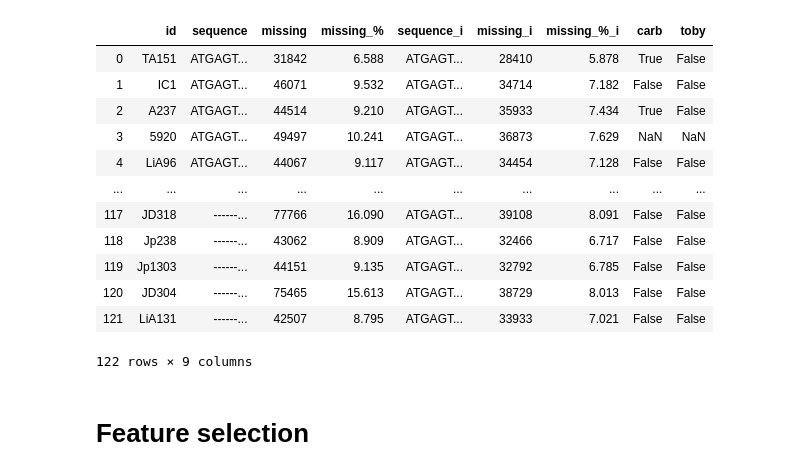
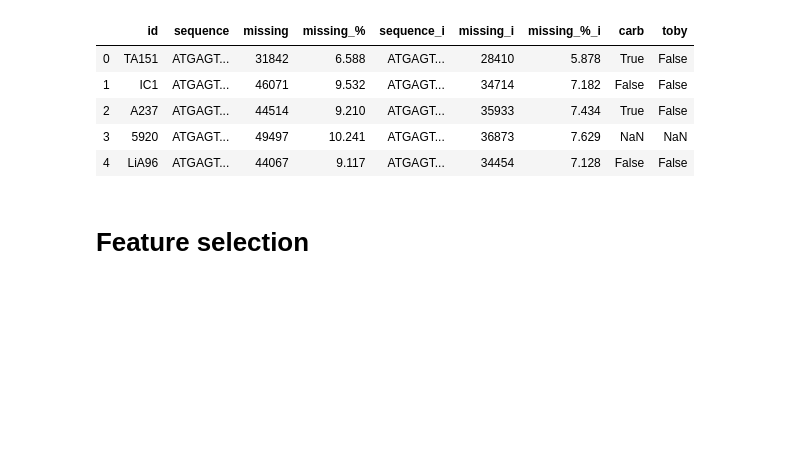
Before and after one commit to solislemuslab/dna-nn, a Jupyter notebook: zhaoyi/pseudomonas_nucleotide.ipynb, the cells around one changed output. Drawn from its saved outputs; the diff is of its cells as text; code cells hidden in the pictures; blank space fills up the shorter version.

```diff
--- a/zhaoyi/pseudomonas_nucleotide.ipynb
+++ b/zhaoyi/pseudomonas_nucleotide.ipynb
@@ -11,5 +11,5 @@ pd.options.display.max_colwidth = 10
 %matplotlib inline
 # %%
 %time records = load_pseudo()
-records
+records.head()
 # %% [output]
@@ -18,15 +18,8 @@ Wall time: 5.52 s
 |  | id | sequence | missing | missing_% | sequence_i | missing_i | missing_%_i | carb | toby |
 | 0 | TA151 | ATGAGT... | 31842 | 6.588 | ATGAGT... | 28410 | 5.878 | True | False |
 | 1 | IC1 | ATGAGT... | 46071 | 9.532 | ATGAGT... | 34714 | 7.182 | False | False |
 | 2 | A237 | ATGAGT... | 44514 | 9.210 | ATGAGT... | 35933 | 7.434 | True | False |
 | 3 | 5920 | ATGAGT... | 49497 | 10.241 | ATGAGT... | 36873 | 7.629 | NaN | NaN |
 | 4 | LiA96 | ATGAGT... | 44067 | 9.117 | ATGAGT... | 34454 | 7.128 | False | False |
-| ... | ... | ... | ... | ... | ... | ... | ... | ... | ... |
-| 117 | JD318 | ------... | 77766 | 16.090 | ATGAGT... | 39108 | 8.091 | False | False |
-| 118 | Jp238 | ------... | 43062 | 8.909 | ATGAGT... | 32466 | 6.717 | False | False |
-| 119 | Jp1303 | ------... | 44151 | 9.135 | ATGAGT... | 32792 | 6.785 | False | False |
-| 120 | JD304 | ------... | 75465 | 15.613 | ATGAGT... | 38729 | 8.013 | False | False |
-| 121 | LiA131 | ------... | 42507 | 8.795 | ATGAGT... | 33933 | 7.021 | False | False |
-122 rows × 9 columns
 # %%
 # 45 seconds
```
Also changed, not shown: parts of 16 cells of this notebook, 1 other file.
